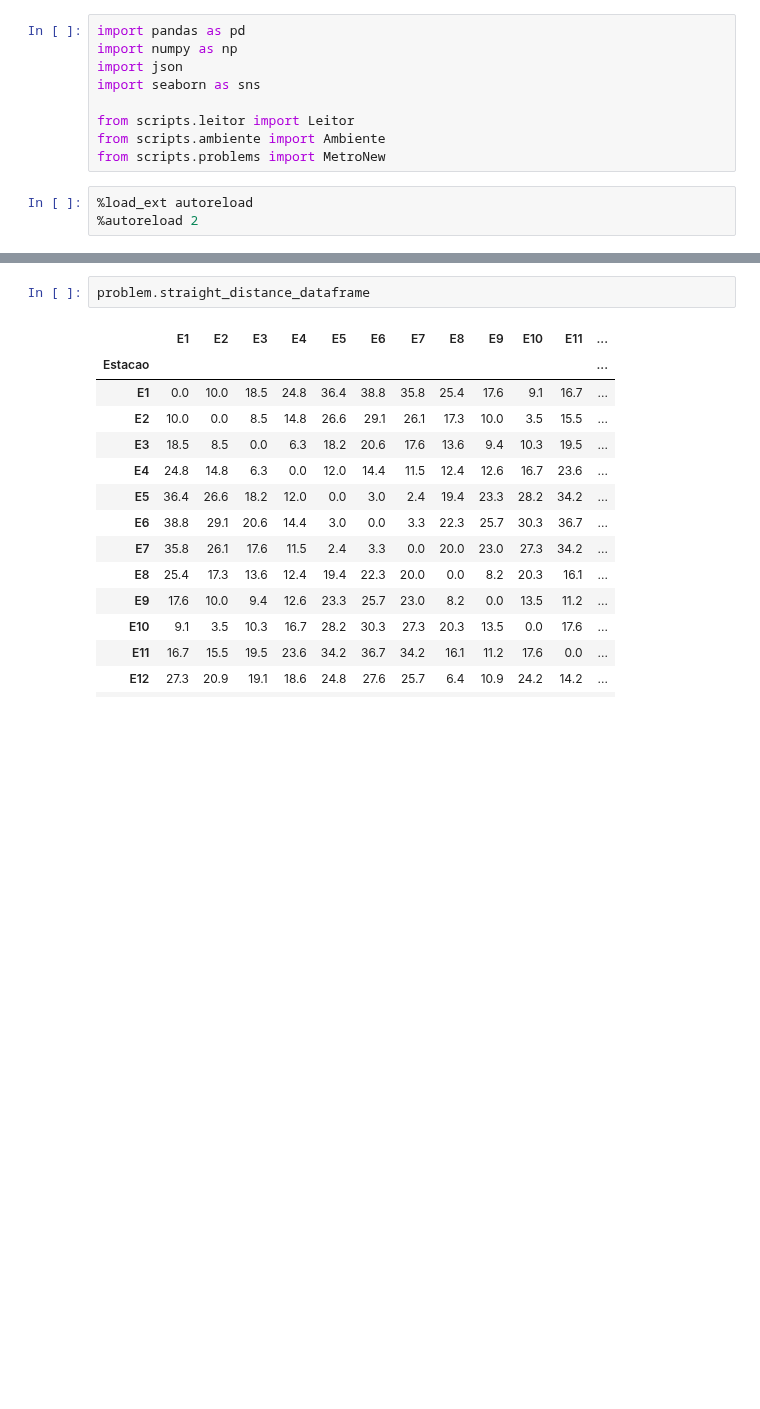
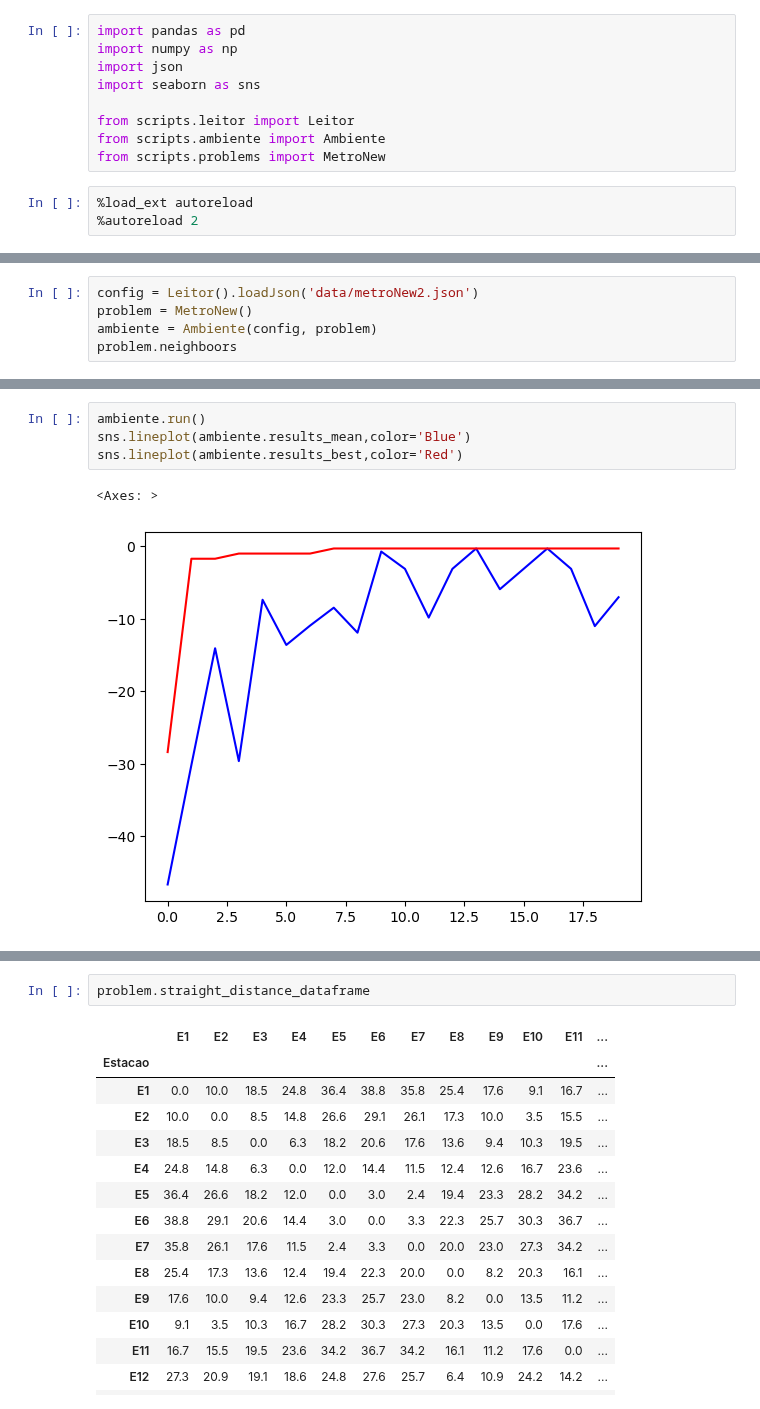
Before and after one commit to ThiagoBrandenburg/Implementacoes-IA, a Jupyter notebook: AlgoritmoGenetico/nb_metro.ipynb, the cells around one changed output, grey strips where cells are left out. Drawn from its saved outputs; the diff is of its cells as text; blank space fills up the shorter version.

```diff
--- a/AlgoritmoGenetico/nb_metro.ipynb
+++ b/AlgoritmoGenetico/nb_metro.ipynb
@@ -56,0 +45,5 @@ sns.lineplot(ambiente.results_best,color='Red')
+# %%
+config = Leitor().loadJson('data/metroNew2.json')
+problem = MetroNew()
+ambiente = Ambiente(config, problem)
+problem.neighboors
@@ -56,0 +66,7 @@ sns.lineplot(ambiente.results_best,color='Red')
+# %%
+ambiente.run()
+sns.lineplot(ambiente.results_mean,color='Blue')
+sns.lineplot(ambiente.results_best,color='Red')
+# %% [output]
+<Axes: >
+[figure, added]
```
Also changed, not shown: parts of 11 cells of this notebook, 3 other files.
